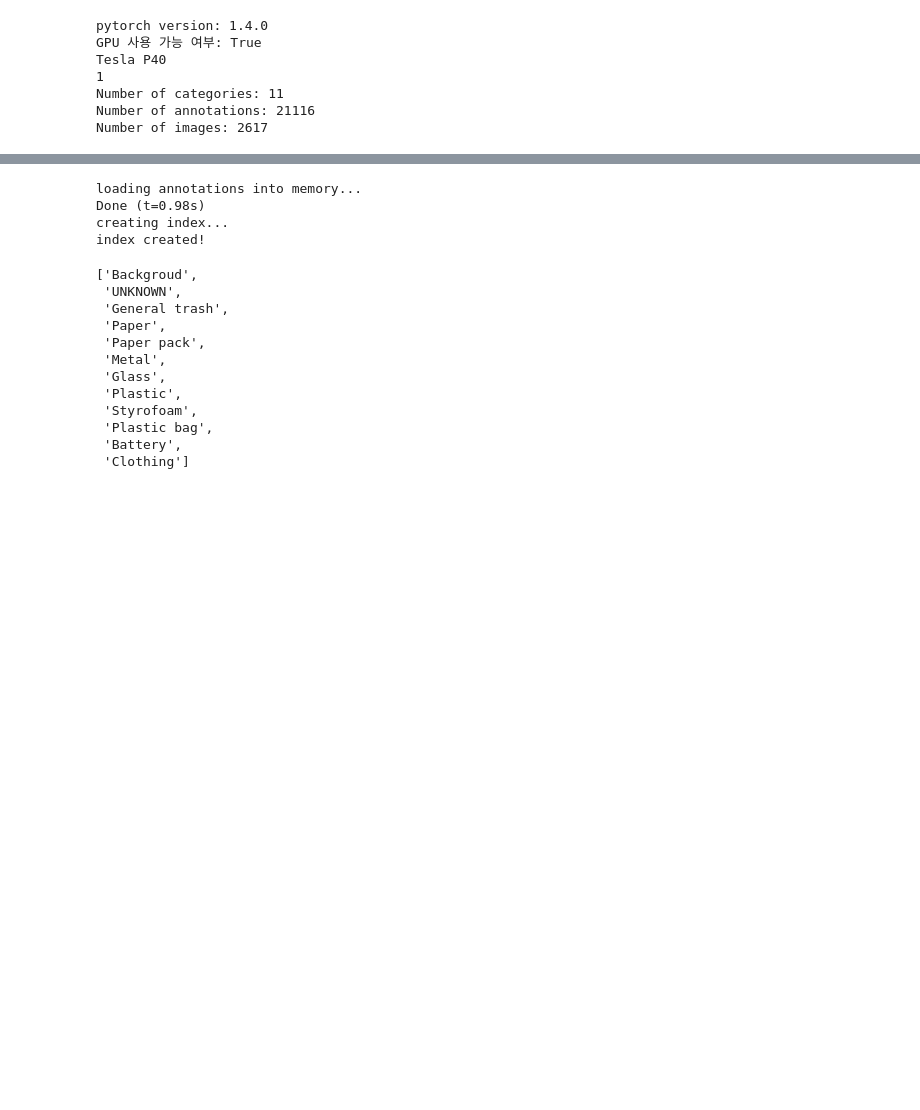
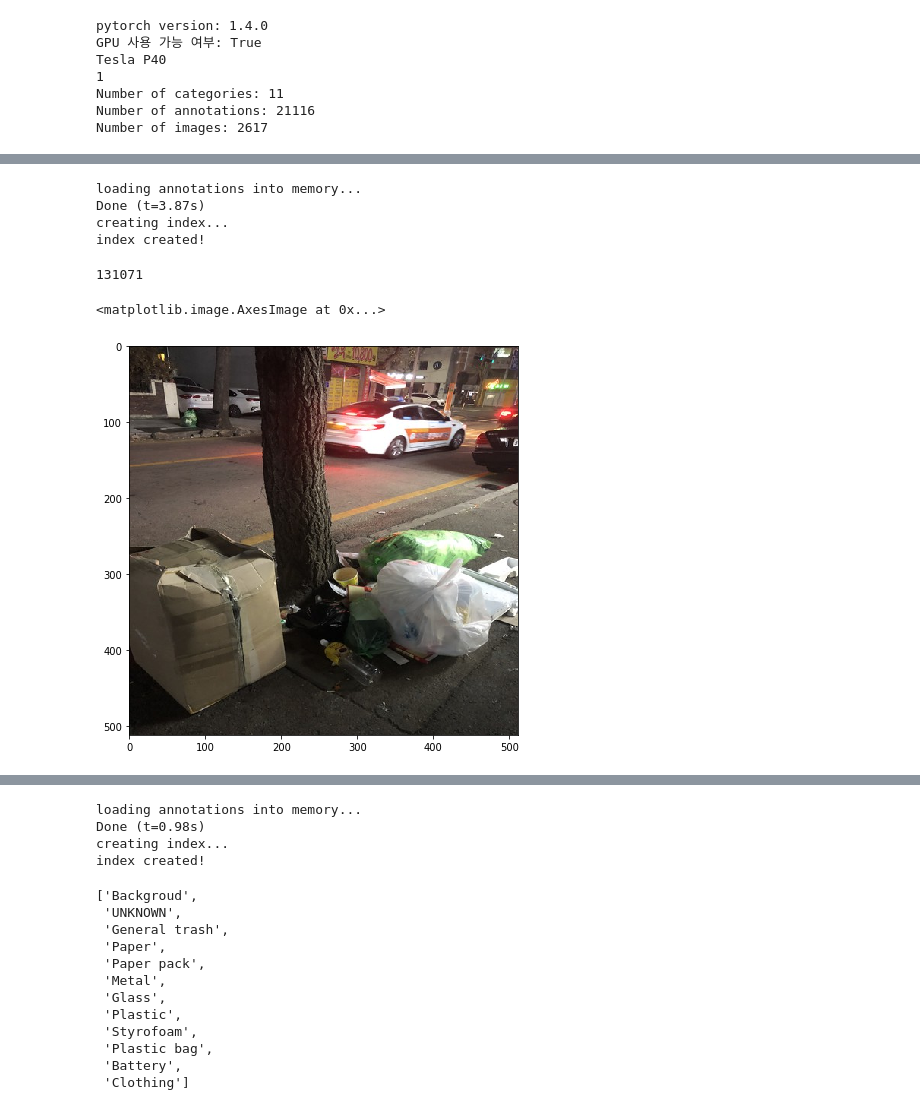
Before and after one commit to bcaitech1/p3-ims-obd-eagle-eye, a Jupyter notebook: experiment/jiyoung/exp/EDA.ipynb, the cells around one changed output, grey strips where cells are left out. Saved outputs shown, nothing was run; the diff lists cells and outputs as text; code cells hidden in the pictures; blank space fills up the shorter version.

```diff
--- a/experiment/jiyoung/exp/EDA.ipynb
+++ b/experiment/jiyoung/exp/EDA.ipynb
@@ -212,0 +256,7 @@ val_path = dataset_path + "/val.json"
+# %%
+data = CustomDataLoader(train_path, 'test')
+# %% [output]
+loading annotations into memory...
+Done (t=3.87s)
+creating index...
+index created!
@@ -212,0 +265,4 @@ val_path = dataset_path + "/val.json"
+# %%
+len(aa.PredictionString[0])
+# %% [output]
+131071
@@ -212,0 +271,12 @@ val_path = dataset_path + "/val.json"
+# %%
+def gen():
+    for i in range(len(data)):
+        yield data[i]
+# %%
+img = gen()
+# %%
+plt.figure(figsize = (6,6))
+io.imshow(next(img)[0])
+# %% [output]
+<matplotlib.image.AxesImage at 0x...>
+[figure, added]
```
Also changed, not shown: parts of 60 cells of this notebook, 5 other files.
